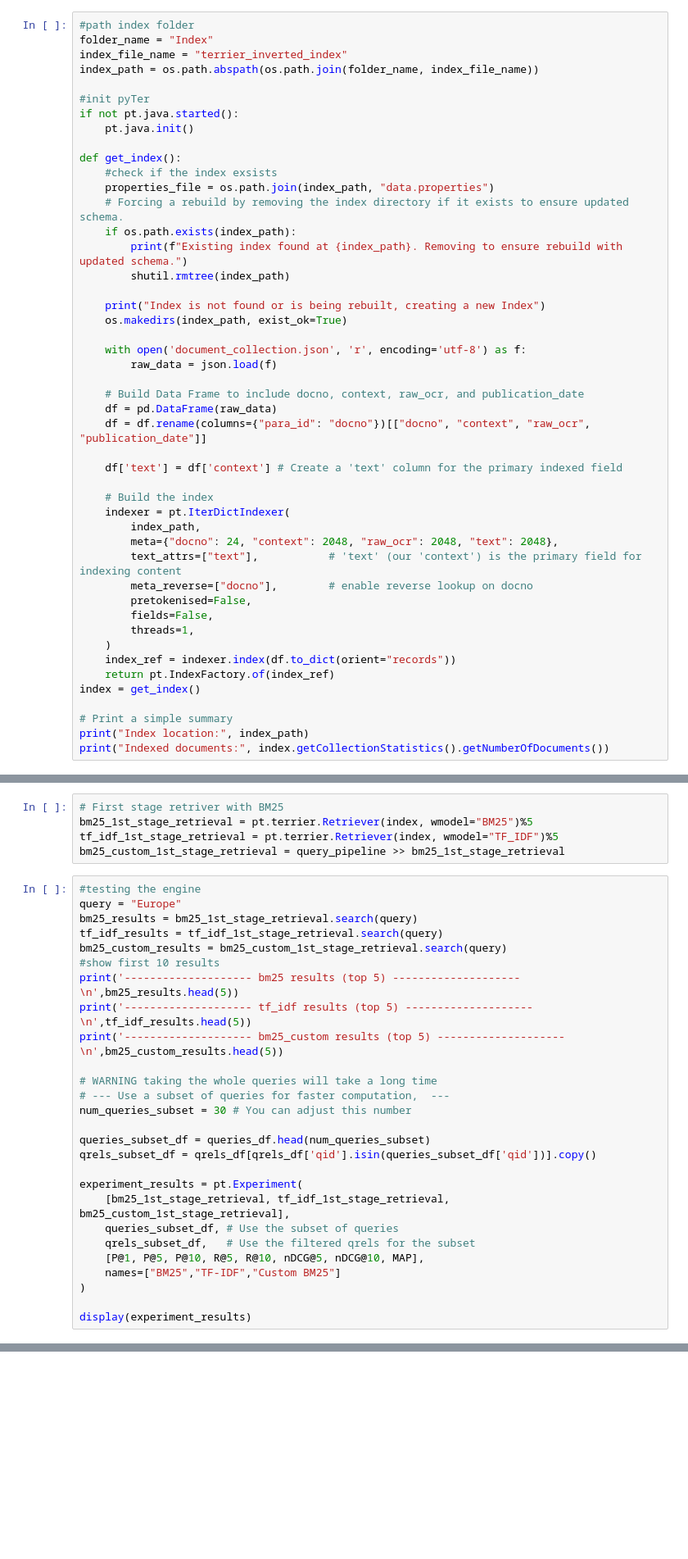
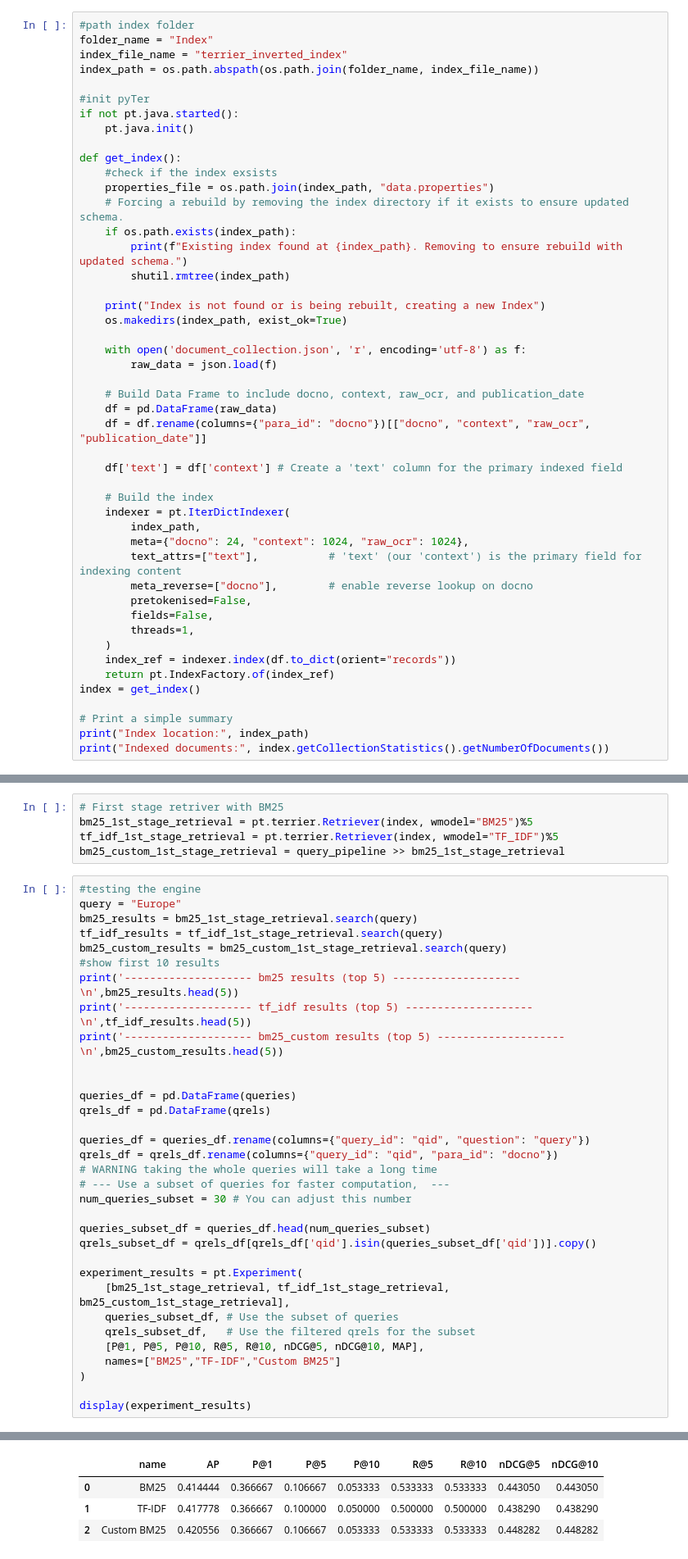
Before and after one commit to OmerSherman/IRProject, a Jupyter notebook: Historical News Question Answering.ipynb, the cells around one changed output, grey strips where cells are left out. Shown at 82% size. Cells and saved outputs as stored; diff of their text form; blank space fills up the shorter version.

```diff
--- a/Historical News Question Answering.ipynb
+++ b/Historical News Question Answering.ipynb
@@ -367,7 +367,7 @@ def get_index():
     # Build the index
     indexer = pt.IterDictIndexer(
         index_path,
-        meta={"docno": 24, "context": 2048, "raw_ocr": 2048, "text": 2048},
+        meta={"docno": 24, "context": 1024, "raw_ocr": 1024},
         text_attrs=["text"],           # 'text' (our 'context') is the primary field for indexing content
         meta_reverse=["docno"],        # enable reverse lookup on docno
         pretokenised=False,
@@ -531,6 +527,12 @@ print('-------------------- bm25 results (top 5) --------------------\n',bm25_re
 print('-------------------- tf_idf results (top 5) --------------------\n',tf_idf_results.head(5))
 print('-------------------- bm25_custom results (top 5) --------------------\n',bm25_custom_results.head(5))
 
+
+queries_df = pd.DataFrame(queries)
+qrels_df = pd.DataFrame(qrels)
+
+queries_df = queries_df.rename(columns={"query_id": "qid", "question": "query"})
+qrels_df = qrels_df.rename(columns={"query_id": "qid", "para_id": "docno"})
 # WARNING taking the whole queries will take a long time
 # --- Use a subset of queries for faster computation,  ---
 num_queries_subset = 30 # You can adjust this number
@@ -547,3 +549,4 @@ experiment_results = pt.Experiment(
 )
 
 display(experiment_results)
+# %% [output]
@@ -549,0 +570,4 @@ display(experiment_results)
+|  | name | AP | P@1 | P@5 | P@10 | R@5 | R@10 | nDCG@5 | nDCG@10 |
+| 0 | BM25 | 0.414444 | 0.366667 | 0.106667 | 0.053333 | 0.533333 | 0.533333 | 0.443050 | 0.443050 |
+| 1 | TF-IDF | 0.417778 | 0.366667 | 0.100000 | 0.050000 | 0.500000 | 0.500000 | 0.438290 | 0.438290 |
+| 2 | Custom BM25 | 0.420556 | 0.366667 | 0.106667 | 0.053333 | 0.533333 | 0.533333 | 0.448282 | 0.448282 |
```
Also changed, not shown: parts of 21 cells of this notebook.
